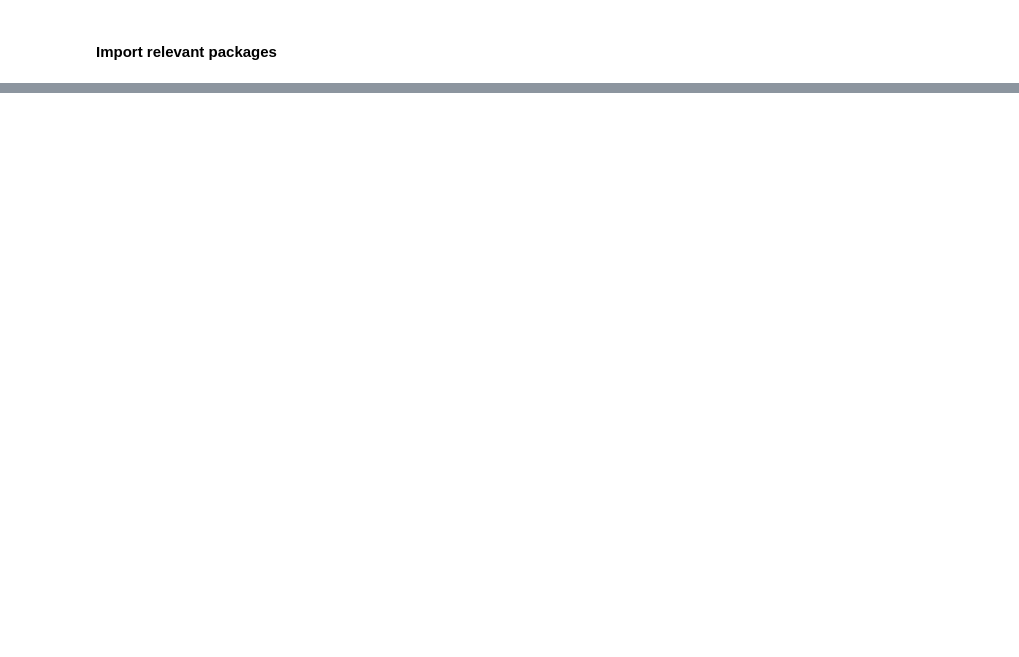
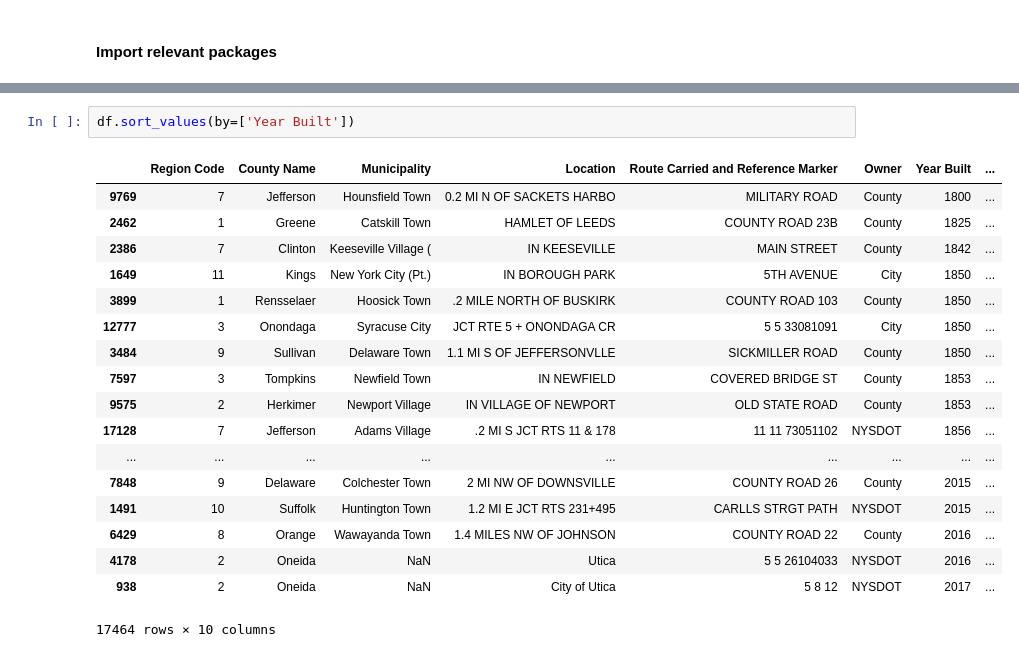
Before and after one commit to jahonis123/jackson-capstone, a Jupyter notebook: Applied Data Science Capstone.ipynb, the cells around one changed output, grey strips where cells are left out. Saved outputs shown, nothing was run; the diff lists cells and outputs as text; blank space fills up the shorter version.

```diff
--- a/Applied Data Science Capstone.ipynb
+++ b/Applied Data Science Capstone.ipynb
@@ -155,0 +101,21 @@ venues_map
+# %%
+df.sort_values(by=['Year Built'])
+# %% [output]
+|  | Region Code | County Name | Municipality | Location | Route Carried and Reference Marker | Owner | Year Built | ... |
+| 9769 | 7 | Jefferson | Hounsfield Town | 0.2 MI N OF SACKETS HARBO | MILITARY ROAD | County | 1800 | ... |
+| 2462 | 1 | Greene | Catskill Town | HAMLET OF LEEDS | COUNTY ROAD 23B | County | 1825 | ... |
+| 2386 | 7 | Clinton | Keeseville Village ( | IN KEESEVILLE | MAIN STREET | County | 1842 | ... |
+| 1649 | 11 | Kings | New York City (Pt.) | IN BOROUGH PARK | 5TH AVENUE | City | 1850 | ... |
+| 3899 | 1 | Rensselaer | Hoosick Town | .2 MILE NORTH OF BUSKIRK | COUNTY ROAD 103 | County | 1850 | ... |
+| 12777 | 3 | Onondaga | Syracuse City | JCT RTE 5 + ONONDAGA CR | 5 5 33081091 | City | 1850 | ... |
+| 3484 | 9 | Sullivan | Delaware Town | 1.1 MI S OF JEFFERSONVLLE | SICKMILLER ROAD | County | 1850 | ... |
+| 7597 | 3 | Tompkins | Newfield Town | IN NEWFIELD | COVERED BRIDGE ST | County | 1853 | ... |
+| 9575 | 2 | Herkimer | Newport Village | IN VILLAGE OF NEWPORT | OLD STATE ROAD | County | 1853 | ... |
+| 17128 | 7 | Jefferson | Adams Village | .2 MI S JCT RTS 11 & 178 | 11 11 73051102 | NYSDOT | 1856 | ... |
+| ... | ... | ... | ... | ... | ... | ... | ... | ... |
+| 7848 | 9 | Delaware | Colchester Town | 2 MI NW OF DOWNSVILLE | COUNTY ROAD 26 | County | 2015 | ... |
+| 1491 | 10 | Suffolk | Huntington Town | 1.2 MI E JCT RTS 231+495 | CARLLS STRGT PATH | NYSDOT | 2015 | ... |
+| 6429 | 8 | Orange | Wawayanda Town | 1.4 MILES NW OF JOHNSON | COUNTY ROAD 22 | County | 2016 | ... |
+| 4178 | 2 | Oneida | NaN | Utica | 5 5 26104033 | NYSDOT | 2016 | ... |
+| 938 | 2 | Oneida | NaN | City of Utica | 5 8 12 | NYSDOT | 2017 | ... |
+17464 rows × 10 columns
```
Also changed, not shown: parts of 31 cells of this notebook.
